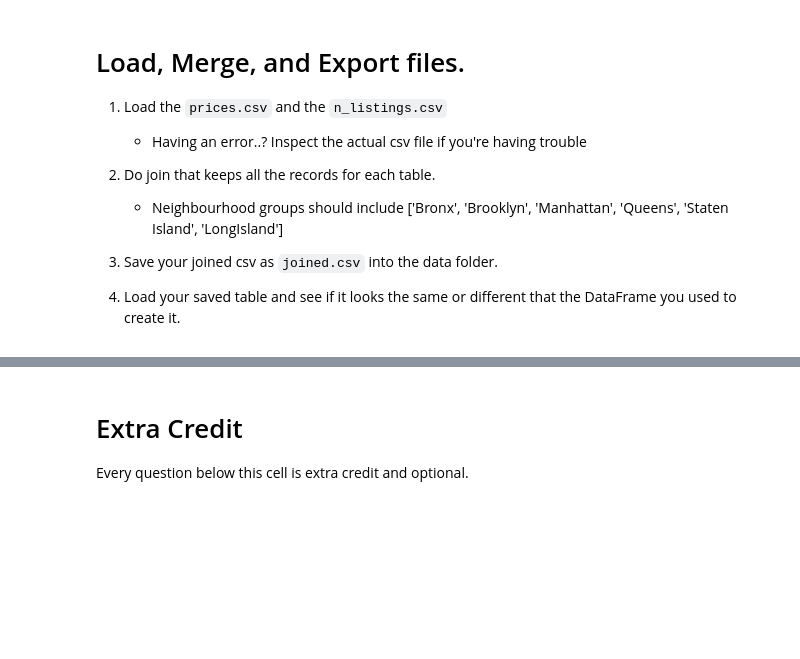
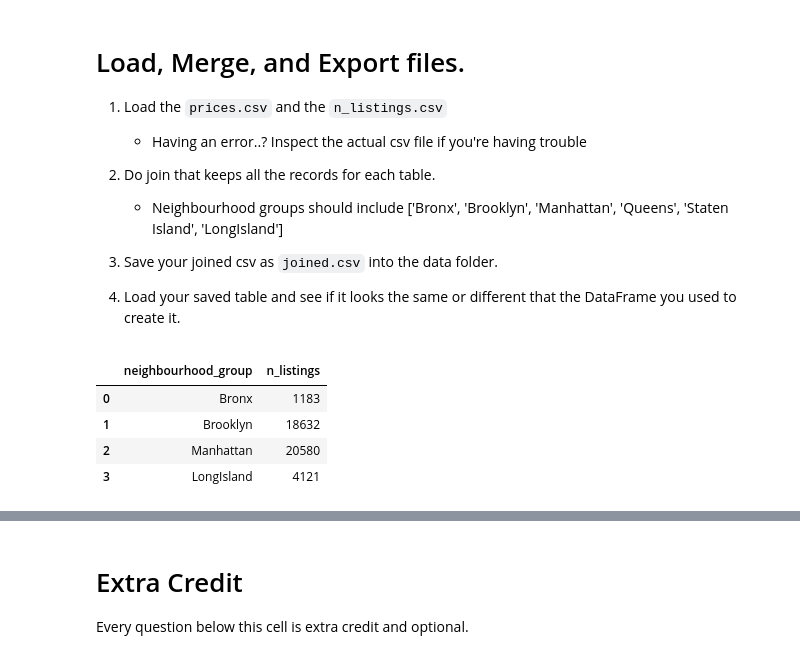
Before and after one commit to ysujaana2004/ds-fall-2025-fri-0630, a Jupyter notebook: Week-01-Pandas/exercise/devin-chen-exercise-week-01.ipynb, the cells around one changed output, grey strips where cells are left out. Drawn from its saved outputs; the diff is of its cells as text; code cells hidden in the pictures; blank space fills up the shorter version.

```diff
--- a/Week-01-Pandas/exercise/devin-chen-exercise-week-01.ipynb
+++ b/Week-01-Pandas/exercise/devin-chen-exercise-week-01.ipynb
@@ -152,5 +241,16 @@ print(f" Private room: {round(len(listings_df[c1]) / len(listings_df) * 100,2)}%
 4. Load your saved table and see if it looks the same or different that the DataFrame you used to create it.
 # %%
 # 1. Load the `prices.csv` and the `n_listings.csv`
+prices = pd.read_csv('../data/prices.csv')
+n_listings = pd.read_csv('../data/n_listings.csv',sep=";")
+
+prices.head()
+n_listings.head()
+# %% [output]
+|  | neighbourhood_group | n_listings |
+| 0 | Bronx | 1183 |
+| 1 | Brooklyn | 18632 |
+| 2 | Manhattan | 20580 |
+| 3 | LongIsland | 4121 |
 # %%
 # 2. Do join that keeps all the records for each table.
```
Also changed, not shown: parts of 9 cells of this notebook.
